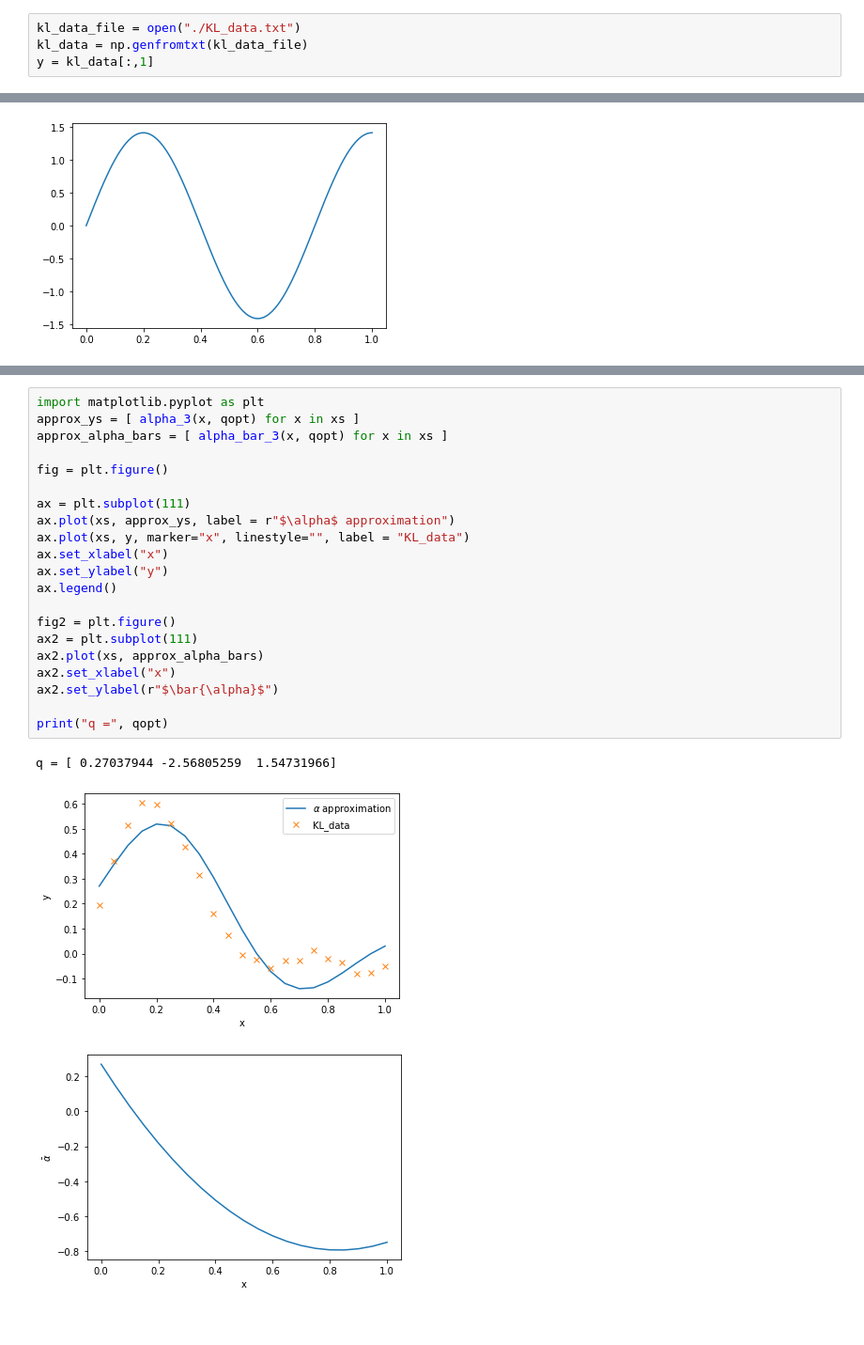
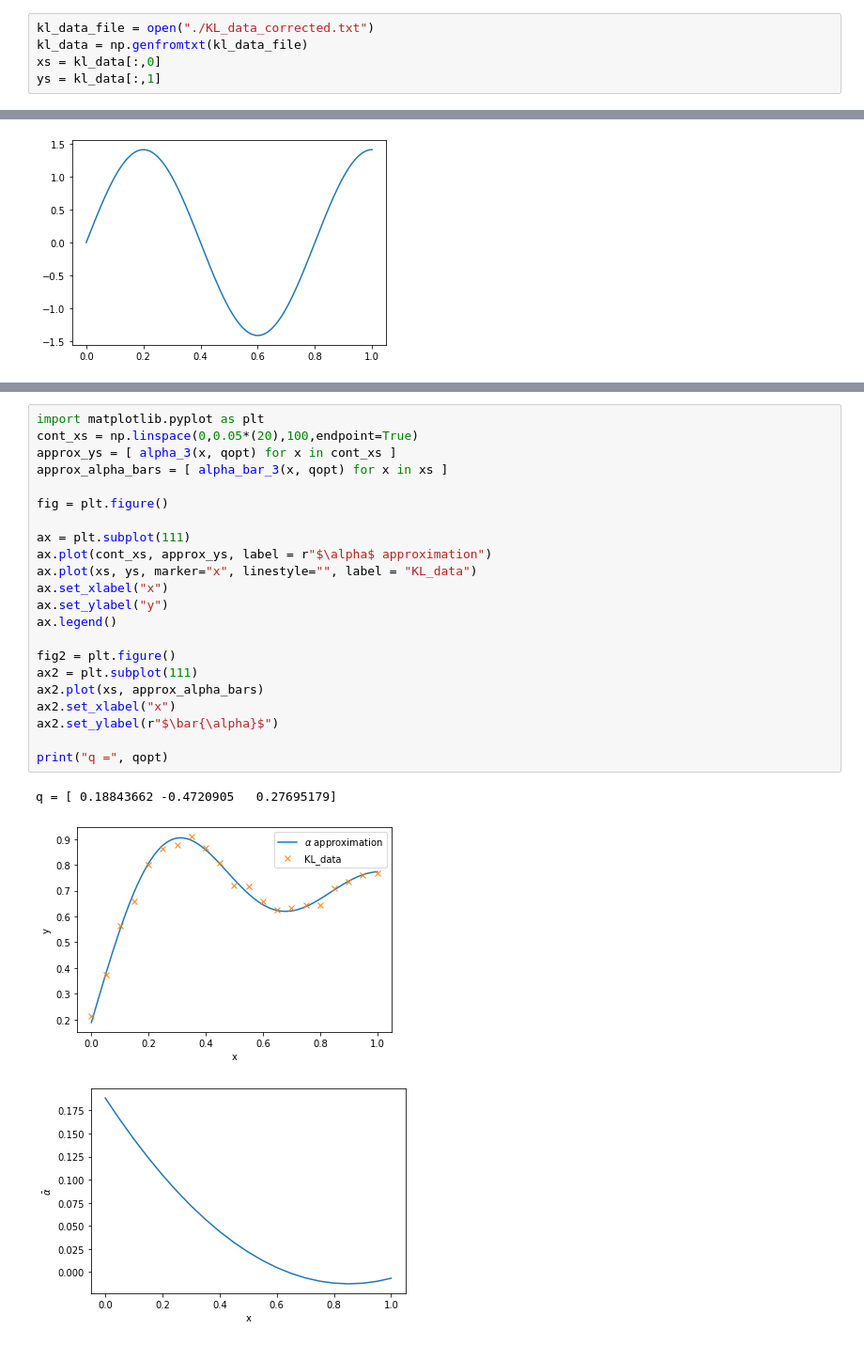
Before and after one commit to adamcwatts/MA540_UQ, a Jupyter notebook: Project1/Project1_Number3.ipynb, the cells around one changed output, grey strips where cells are left out. Shown at 94% size. Cells and saved outputs as stored; diff of their text form.

```diff
--- a/Project1/Project1_Number3.ipynb
+++ b/Project1/Project1_Number3.ipynb
@@ -187,9 +187,10 @@ array([ 1.68868,  4.75443,  7.87936, 11.01373, 14.1513 , 17.29033,
 # %%
 ### PROBLEM 3 ###
 # %%
-kl_data_file = open("./KL_data.txt")
+kl_data_file = open("./KL_data_corrected.txt")
 kl_data = np.genfromtxt(kl_data_file)
-y = kl_data[:,1]
+xs = kl_data[:,0]
+ys = kl_data[:,1]
 # %%
 def alpha_bar_3(x,q):
     return q[0] + q[1] * x + q[2] * x**2
@@ -226,25 +229,26 @@ Optimization terminated successfully.
 # %%
 import matplotlib.pyplot as plt
-approx_ys = [ alpha_3(x, qopt) for x in xs ]
+cont_xs = np.linspace(0,0.05*(20),100,endpoint=True)
+approx_ys = [ alpha_3(x, qopt) for x in cont_xs ]
 approx_alpha_bars = [ alpha_bar_3(x, qopt) for x in xs ]
 
 fig = plt.figure()
 
 ax = plt.subplot(111)
-ax.plot(xs, approx_ys, label = r"$\alpha$ approximation")
-ax.plot(xs, y, marker="x", linestyle="", label = "KL_data")
+ax.plot(cont_xs, approx_ys, label = r"$\alpha$ approximation")
+ax.plot(xs, ys, marker="x", linestyle="", label = "KL_data")
 ax.set_xlabel("x")
 ax.set_ylabel("y")
 ax.legend()
 
 fig2 = plt.figure()
 ax2 = plt.subplot(111)
 ax2.plot(xs, approx_alpha_bars)
 ax2.set_xlabel("x")
 ax2.set_ylabel(r"$\bar{\alpha}$")
 
 print("q =", qopt)
 # %% [output]
-q = [ 0.27037944 -2.56805259  1.54731966]
+q = [ 0.18843662 -0.4720905   0.27695179]
-[figure, old version]
+[figure, new version]
-[figure, old version]
+[figure, new version]
```
Also changed, not shown: parts of 1 cell of this notebook, 1 other file.
